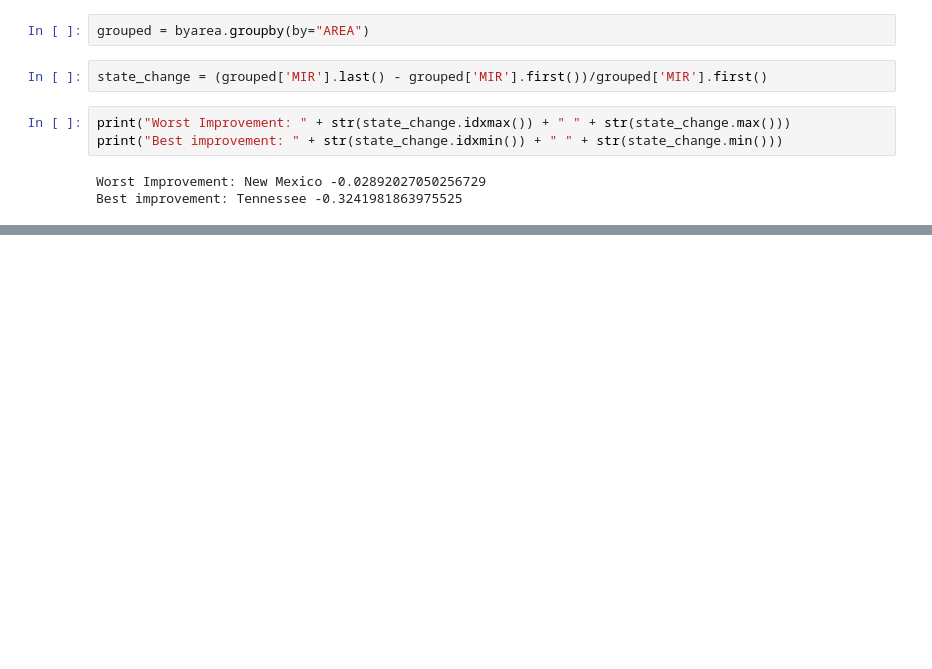
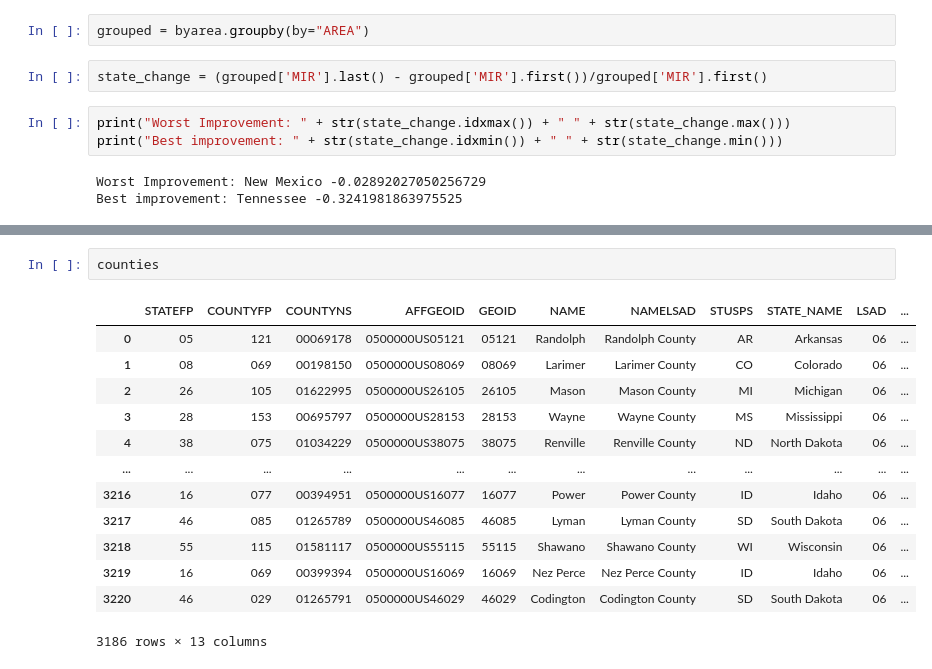
Before and after one commit to samuel-lindsay/cse163-cancer-research, a Jupyter notebook: exploration.ipynb, the cells around one changed output, grey strips where cells are left out. Saved outputs shown, nothing was run; the diff lists cells and outputs as text; blank space fills up the shorter version.

```diff
--- a/exploration.ipynb
+++ b/exploration.ipynb
@@ -57,0 +75,16 @@ SchemaValidationError: Invalid specification
+# %%
+counties
+# %% [output]
+|  | STATEFP | COUNTYFP | COUNTYNS | AFFGEOID | GEOID | NAME | NAMELSAD | STUSPS | STATE_NAME | LSAD | ... |
+| 0 | 05 | 121 | 00069178 | 0500000US05121 | 05121 | Randolph | Randolph County | AR | Arkansas | 06 | ... |
+| 1 | 08 | 069 | 00198150 | 0500000US08069 | 08069 | Larimer | Larimer County | CO | Colorado | 06 | ... |
+| 2 | 26 | 105 | 01622995 | 0500000US26105 | 26105 | Mason | Mason County | MI | Michigan | 06 | ... |
+| 3 | 28 | 153 | 00695797 | 0500000US28153 | 28153 | Wayne | Wayne County | MS | Mississippi | 06 | ... |
+| 4 | 38 | 075 | 01034229 | 0500000US38075 | 38075 | Renville | Renville County | ND | North Dakota | 06 | ... |
+| ... | ... | ... | ... | ... | ... | ... | ... | ... | ... | ... | ... |
+| 3216 | 16 | 077 | 00394951 | 0500000US16077 | 16077 | Power | Power County | ID | Idaho | 06 | ... |
+| 3217 | 46 | 085 | 01265789 | 0500000US46085 | 46085 | Lyman | Lyman County | SD | South Dakota | 06 | ... |
+| 3218 | 55 | 115 | 01581117 | 0500000US55115 | 55115 | Shawano | Shawano County | WI | Wisconsin | 06 | ... |
+| 3219 | 16 | 069 | 00399394 | 0500000US16069 | 16069 | Nez Perce | Nez Perce County | ID | Idaho | 06 | ... |
+| 3220 | 46 | 029 | 01265791 | 0500000US46029 | 46029 | Codington | Codington County | SD | South Dakota | 06 | ... |
+3186 rows × 13 columns
```
Also changed, not shown: parts of 14 cells of this notebook.
